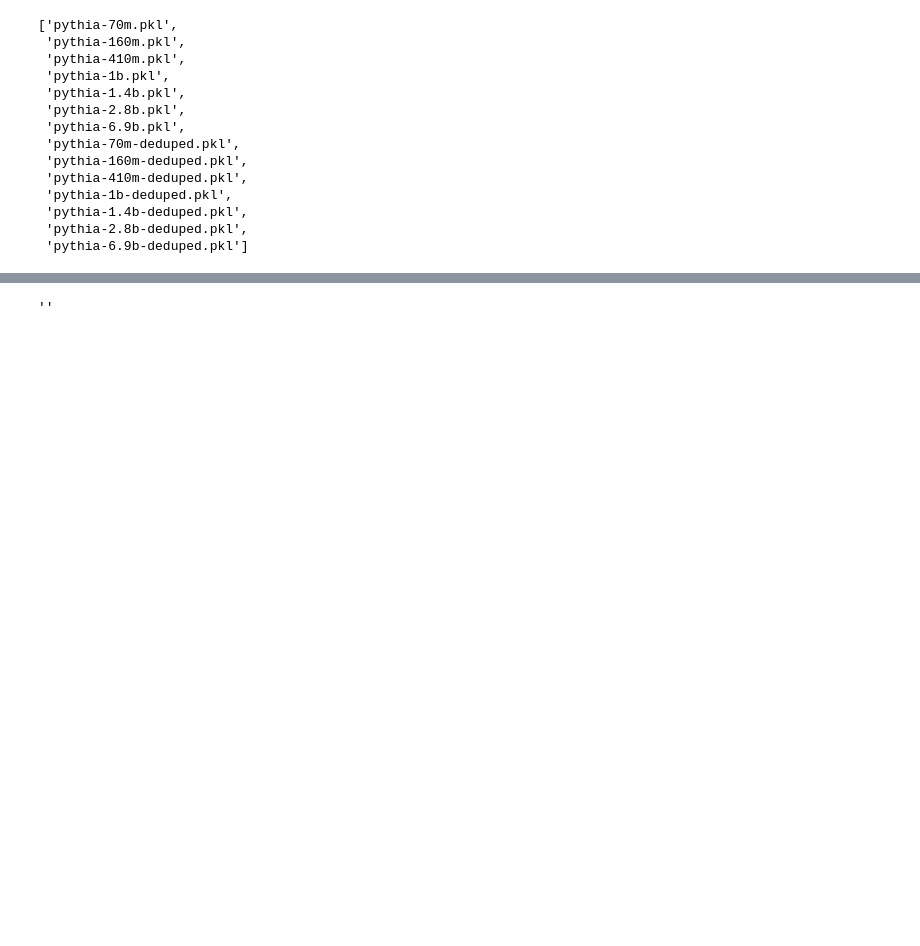
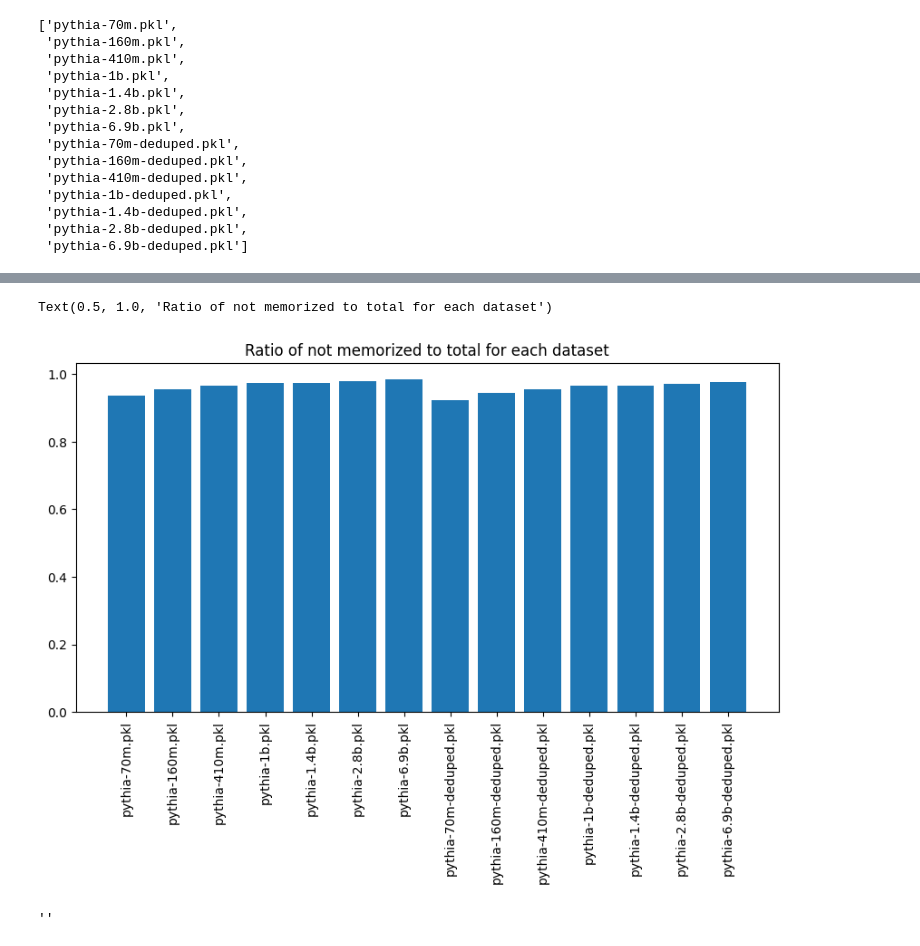
Before and after one commit to EleutherAI/semantic-memorization, a Jupyter notebook: aflah/data_investigation/exact_match_compare.ipynb, the cells around one changed output, grey strips where cells are left out. Drawn from its saved outputs; the diff is of its cells as text; code cells hidden in the pictures; blank space fills up the shorter version.

```diff
--- a/aflah/data_investigation/exact_match_compare.ipynb
+++ b/aflah/data_investigation/exact_match_compare.ipynb
@@ -150,0 +182,10 @@ pythia-6.9b-deduped.pkl
+# %%
+# plot ratio_not_memorized_total
+plt.figure(figsize=(10, 5))
+plt.bar(df_ratios['file'], df_ratios['ratio_not_memorized_total'])
+# rotate xticks
+plt.xticks(rotation=90)
+plt.title('Ratio of not memorized to total for each dataset')
+# %% [output]
+Text(0.5, 1.0, 'Ratio of not memorized to total for each dataset')
+[figure, added]
```
Also changed, not shown: parts of 10 cells of this notebook, 1 other file.
